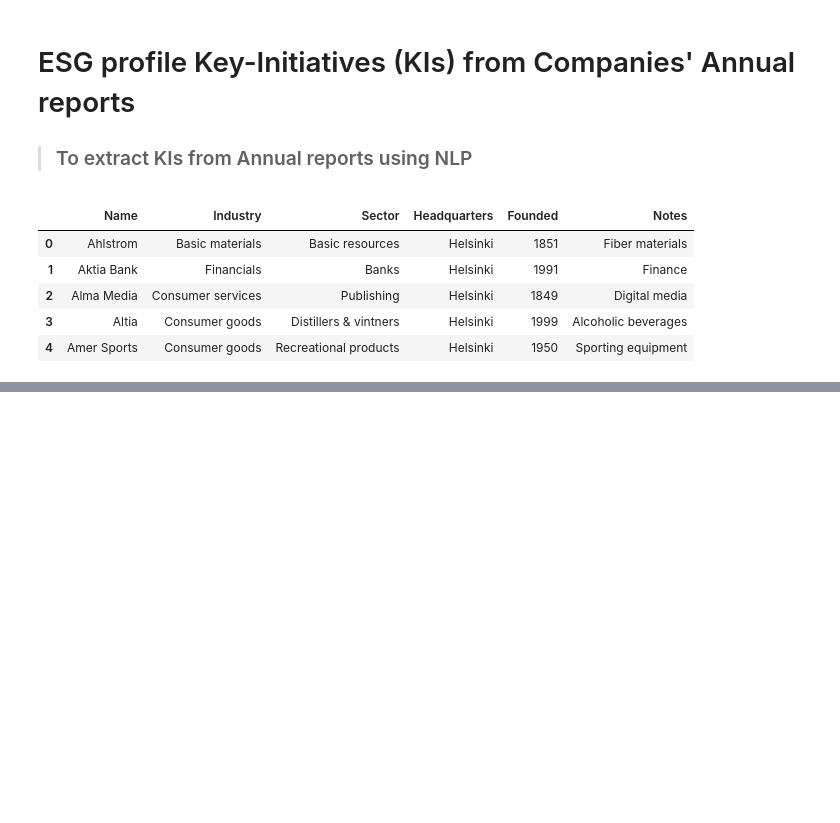
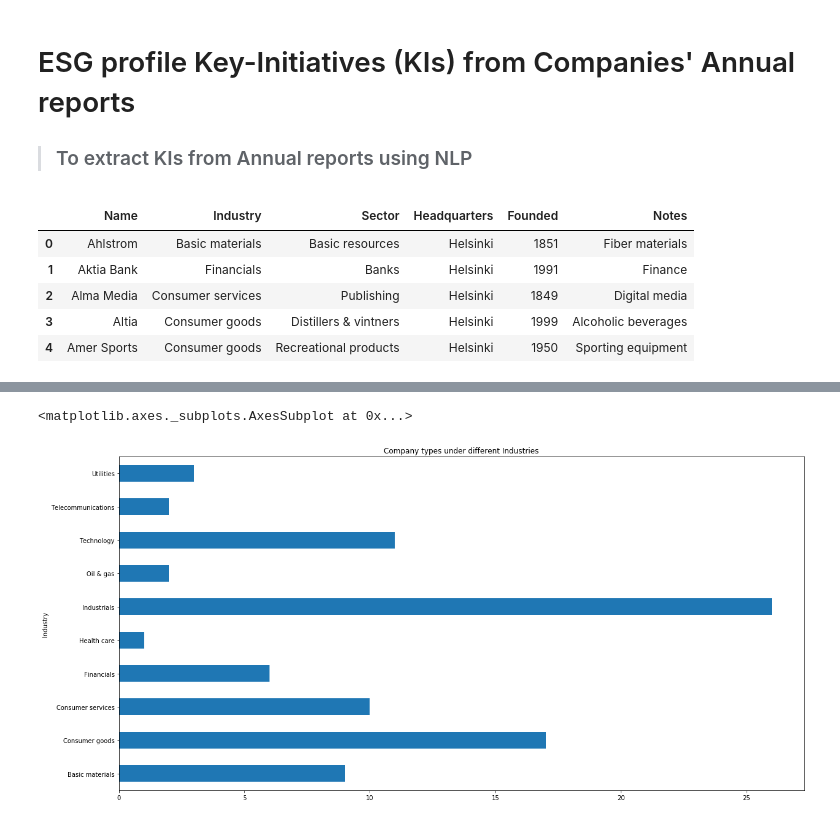
Before and after one commit to prak112/esg-profile, a Jupyter notebook: company-reports.ipynb, the cells around one changed output, grey strips where cells are left out. Cells and saved outputs as stored; diff of their text form; code cells hidden in the pictures; blank space fills up the shorter version.

```diff
--- a/company-reports.ipynb
+++ b/company-reports.ipynb
@@ -55,0 +28,5 @@ companies_sorted
+# %%
+# changing wrong column label, Sector --> Company
+
+companies_df.columns = ['Company_Name', 'Industry', 'Company_Type', 'Headquarters', 'Founded', 'Notes']
+companies_df.info()
@@ -55,0 +49,5 @@ companies_sorted
+# %%
+# Calculate Age of Companies in years w.r.t completed year (2020)
+
+companies_df['Company_Age'] = companies_df['Founded'].apply(lambda yr: 2020 - yr)
+companies_df.head()
@@ -55,0 +129,8 @@ companies_sorted
+# %%
+# Companies visualized w.r.t. type of Industries
+
+companies_df.groupby('Industry')['Company_Type'].count().plot(kind='barh', figsize=(20,10), title='Company types under different Industries')
+#sns.catplot(x='Sector', hue='Industry', col='Founded', data=companies_df, kind='count', height=7, aspect=0.8)
+# %% [output]
+<matplotlib.axes._subplots.AxesSubplot at 0x...>
+[figure, added]
```
Also changed, not shown: parts of 12 cells of this notebook.
